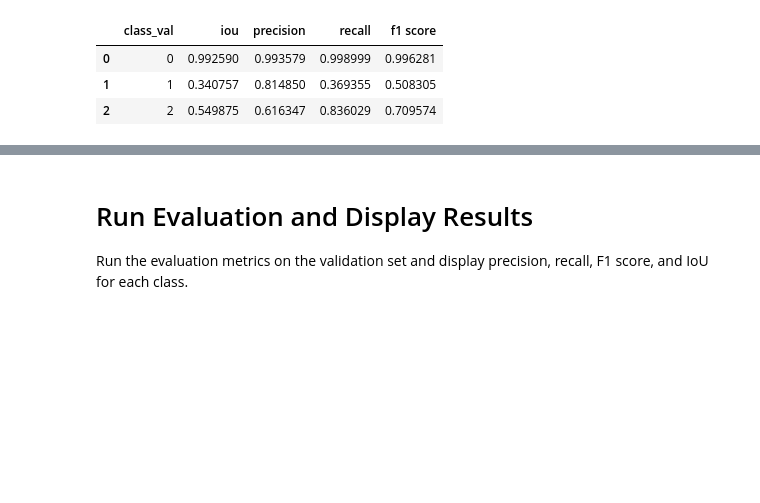
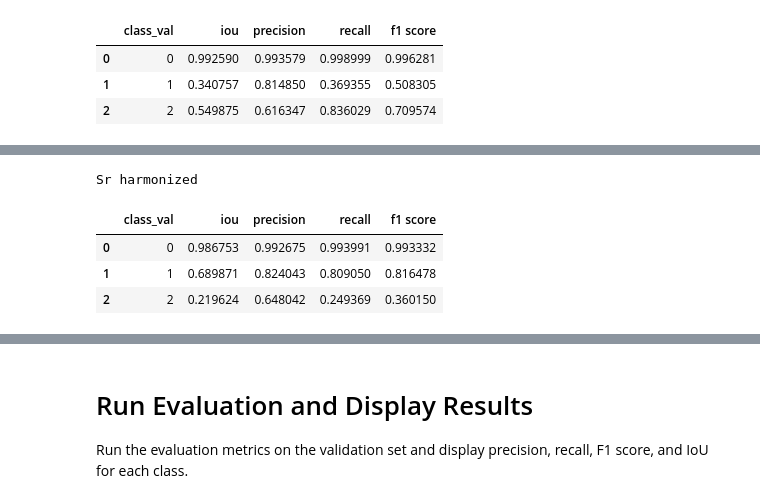
Before and after one commit to easare377/Prithvi-EO-Segmentation, a Jupyter notebook: 3. model_evaluation.ipynb, the cells around one changed output, grey strips where cells are left out. Drawn from its saved outputs; the diff is of its cells as text; code cells hidden in the pictures; blank space fills up the shorter version.

```diff
--- a/3. model_evaluation.ipynb
+++ b/3. model_evaluation.ipynb
@@ -824,0 +1074,10 @@ results_df
+# %%
+results_df = calculate_mean_precision_recall(model_predict, model, val_loader, 3, device)
+print('Sr harmonized')
+results_df
+# %% [output]
+Sr harmonized
+|  | class_val | iou | precision | recall | f1 score |
+| 0 | 0 | 0.986753 | 0.992675 | 0.993991 | 0.993332 |
+| 1 | 1 | 0.689871 | 0.824043 | 0.809050 | 0.816478 |
+| 2 | 2 | 0.219624 | 0.648042 | 0.249369 | 0.360150 |
```
Also changed, not shown: parts of 11 cells of this notebook, 1 other file.
